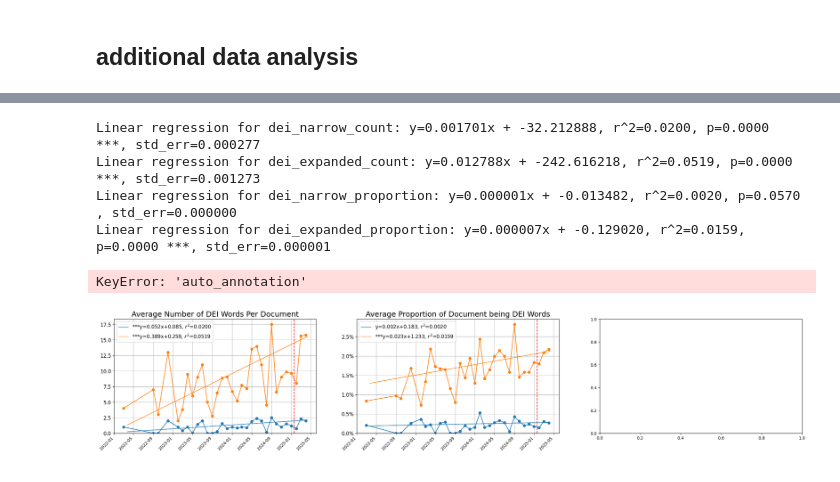
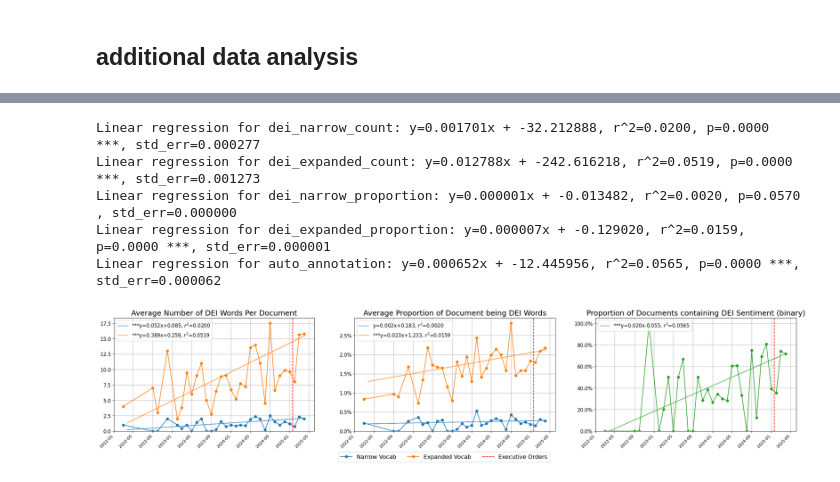
Before and after one commit to evelynyee/jobs_dei, a Jupyter notebook: prelim.ipynb, the cells around one changed output, grey strips where cells are left out. Saved outputs shown, nothing was run; the diff lists cells and outputs as text; code cells hidden in the pictures.

Commit message:
add metrics to merged

```diff
--- a/prelim.ipynb
+++ b/prelim.ipynb
@@ -656,3 +652,6 @@ Linear regression for auto_annotation: y=0.000652x + -12.445956, r^2=0.0565, p=0
 [figure]
 # %% [markdown]
 ## additional data analysis
+# %%
+merged = pd.read_csv('data/merged.csv')
+merged.columns
@@ -659,14 +667,14 @@ Linear regression for auto_annotation: y=0.000652x + -12.445956, r^2=0.0565, p=0
 # %%
 metrics = [
     ('dei_narrow_count', 'dei_expanded_count'),
     ('dei_narrow_proportion', 'dei_expanded_proportion'),
     ('auto_annotation',)
 ]
-generate_plots(metrics, merged)
+generate_plots(metrics, merged, save='figures/all_graphs.png')
 # %% [output]
 Linear regression for dei_narrow_count: y=0.001701x + -32.212888, r^2=0.0200, p=0.0000 ***, std_err=0.000277
 Linear regression for dei_expanded_count: y=0.012788x + -242.616218, r^2=0.0519, p=0.0000 ***, std_err=0.001273
 Linear regression for dei_narrow_proportion: y=0.000001x + -0.013482, r^2=0.0020, p=0.0570 , std_err=0.000000
 Linear regression for dei_expanded_proportion: y=0.000007x + -0.129020, r^2=0.0159, p=0.0000 ***, std_err=0.000001
+Linear regression for auto_annotation: y=0.000652x + -12.445956, r^2=0.0565, p=0.0000 ***, std_err=0.000062
-KeyError: 'auto_annotation'
-[figure, old version]
+[figure, new version]
```
Also changed, not shown: parts of 9 cells of this notebook, 1 other file.
